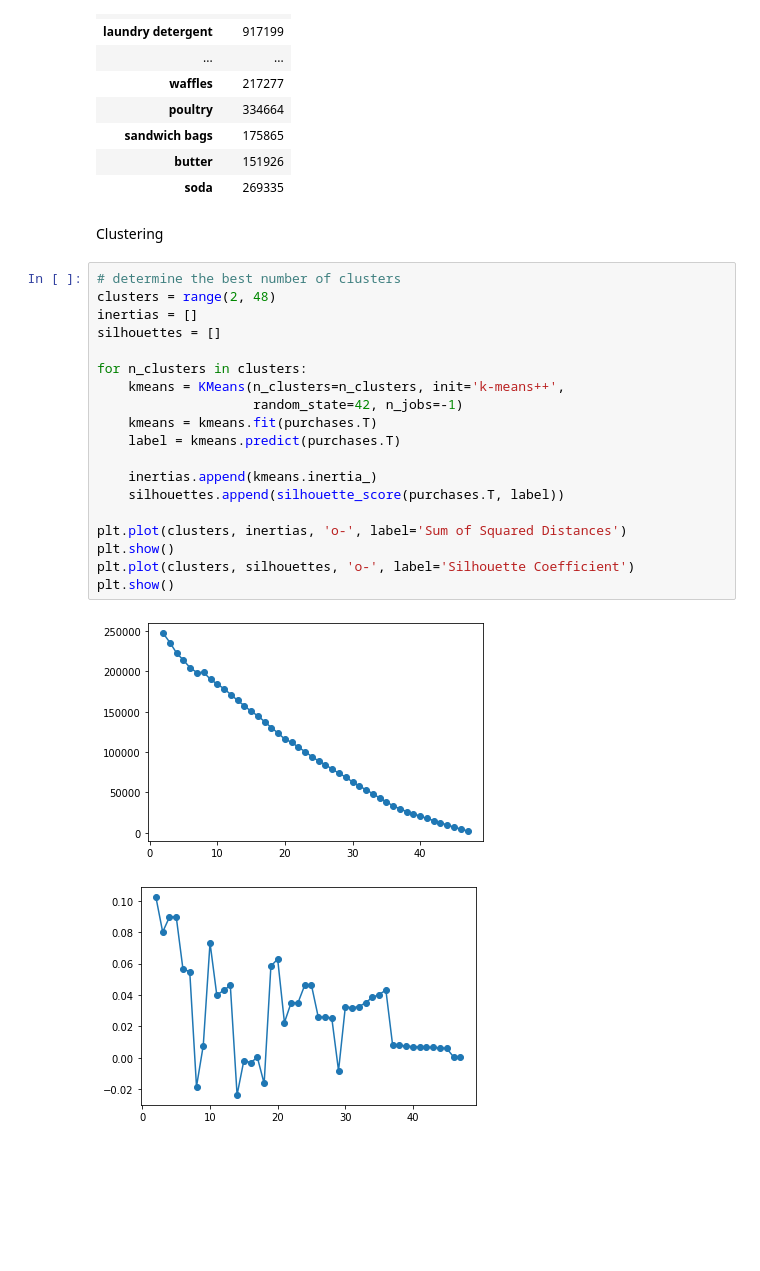
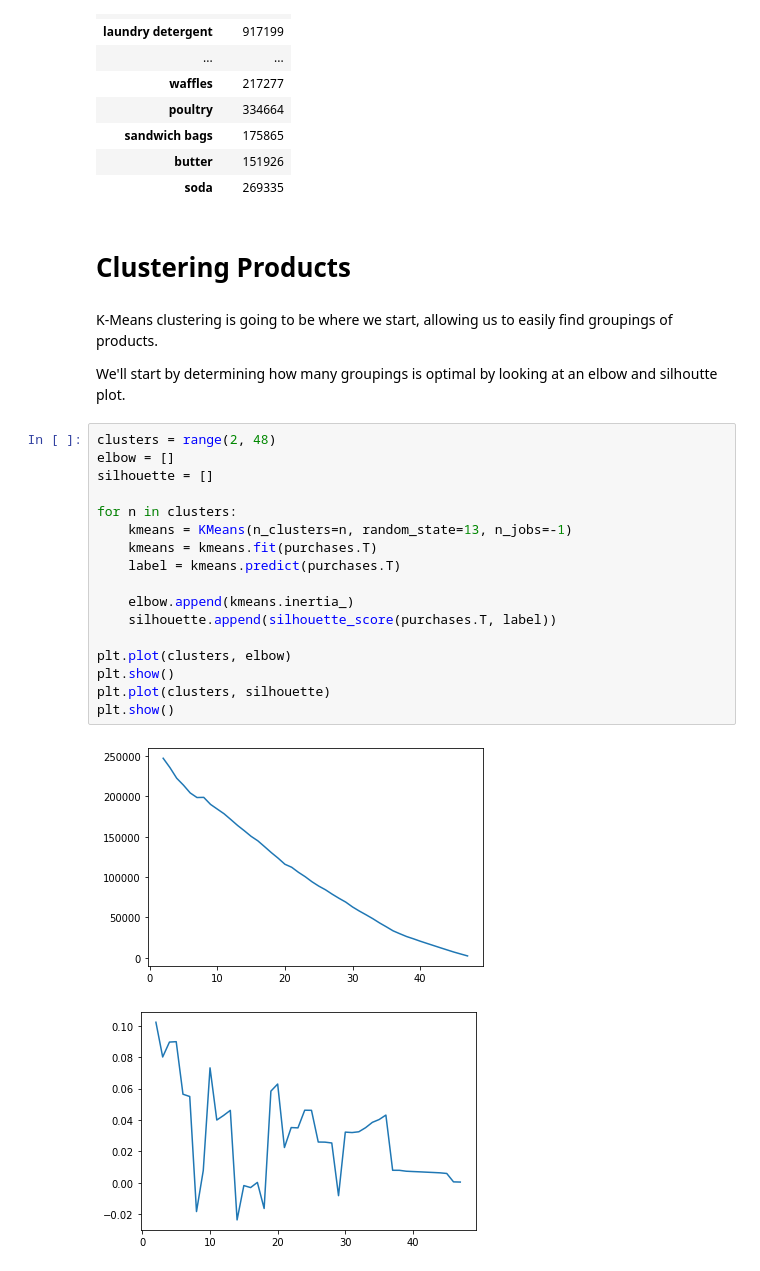
Before and after one commit to bundickm/Data-Masked-Case-Studies, a Jupyter notebook: 09. Purchase_History_and_Market_Basket_Analysis.ipynb, the cells around one changed output. Saved outputs shown, nothing was run; the diff lists cells and outputs as text; blank space fills up the shorter version.

```diff
--- a/09. Purchase_History_and_Market_Basket_Analysis.ipynb
+++ b/09. Purchase_History_and_Market_Basket_Analysis.ipynb
@@ -82,27 +113,31 @@ pd.DataFrame(purchases.idxmax().T).rename({0:'customer'}, axis='columns')
 | sandwich bags | 175865 |
 | butter | 151926 |
 | soda | 269335 |
-# %% [markdown]
-Clustering
+# %% [markdown]
+<a name='clustering'></a>
+# Clustering Products
+# %% [markdown]
+<a name='kmeans'></a>
+K-Means clustering is going to be where we start, allowing us to easily find groupings of products.
+
+We'll start by determining how many groupings is optimal by looking at an elbow and silhoutte plot.
 # %%
-# determine the best number of clusters
 clusters = range(2, 48)
-inertias = []
-silhouettes = []
+elbow = []
+silhouette = []
 
-for n_clusters in clusters:
-    kmeans = KMeans(n_clusters=n_clusters, init='k-means++',
-                    random_state=42, n_jobs=-1)
+for n in clusters:
+    kmeans = KMeans(n_clusters=n, random_state=13, n_jobs=-1)
     kmeans = kmeans.fit(purchases.T)
     label = kmeans.predict(purchases.T)
 
-    inertias.append(kmeans.inertia_)
-    silhouettes.append(silhouette_score(purchases.T, label))
+    elbow.append(kmeans.inertia_)
+    silhouette.append(silhouette_score(purchases.T, label))
 
-plt.plot(clusters, inertias, 'o-', label='Sum of Squared Distances')
+plt.plot(clusters, elbow)
 plt.show()
-plt.plot(clusters, silhouettes, 'o-', label='Silhouette Coefficient')
+plt.plot(clusters, silhouette)
 plt.show()
 # %% [output]
-[figure, old version]
+[figure, new version]
-[figure, old version]
+[figure, new version]
```
Also changed, not shown: parts of 15 cells of this notebook.
